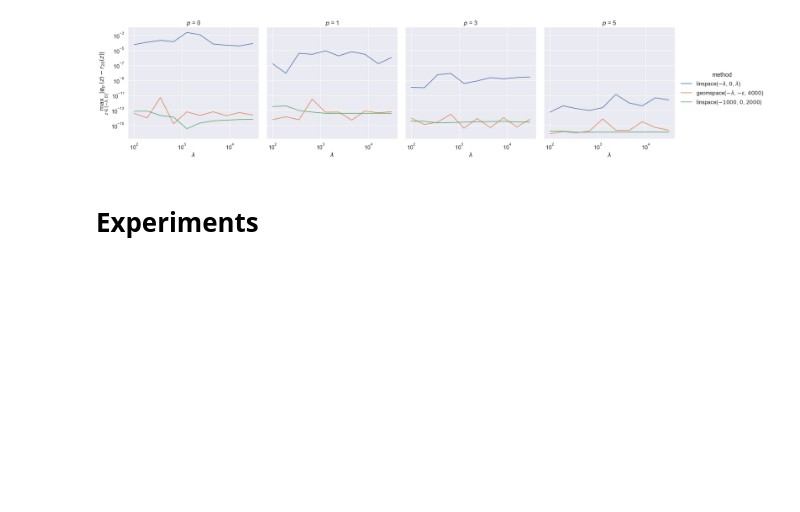
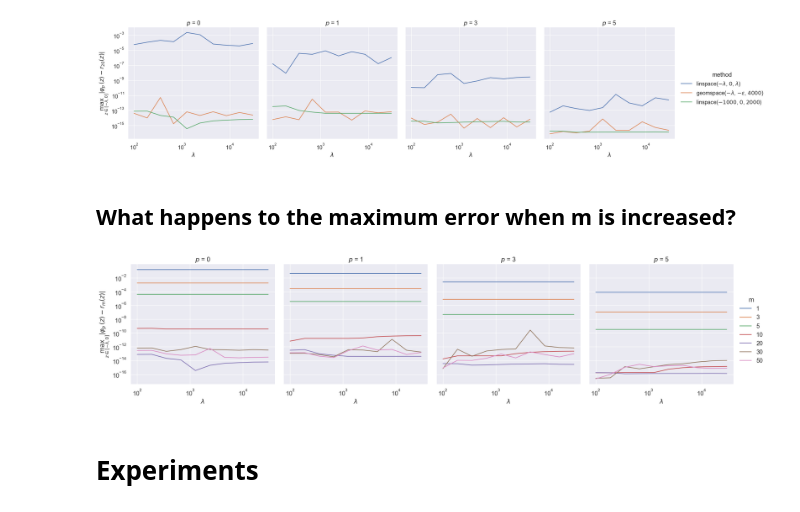
Before and after one commit to sprmsv/KAMF, a Jupyter notebook: experiments.ipynb, the cells around one changed output. Saved outputs shown, nothing was run; the diff lists cells and outputs as text; code cells hidden in the pictures; blank space fills up the shorter version.

```diff
--- a/experiments.ipynb
+++ b/experiments.ipynb
@@ -346,6 +346,44 @@ fg.set(xscale='log', yscale='log', ylabel='')
 fg.axes[0, 0].set(ylabel=f'$\\max_{{z \\in [-\\lambda, 0]}} |\\varphi_p(z) - r_{{{m}}}(z)|$');
 # %% [output]
 [figure]
+# %% [markdown]
+## What happens to the maximum error when m is increased?
+# %%
+ms = []
+ps = []
+as_ = []
+errors = []
+for m in [50, 30, 20, 10, 5, 3, 1]:
+    for a in tqdm(np.geomspace(1e02, 3e04, 10)):
+        Z_err = np.linspace(-a, 0, int(2 * a))
+        for p in [0, 1, 3, 5]:
+            f = Phi(p=p)
+            Z = np.linspace(-1000, 0, 2000)
+            r, e = aaa(Z=Z, F=f.scalar, mmax=(m+1), tol=-1, return_errors=True)
+            ps.append(p)
+            as_.append(a)
+            ms.append(m)
+            errors.append(np.abs(f.scalar(Z_err) - r(Z_err)).max())
+# %%
+data = pd.DataFrame({'a': as_, 'p': ps, 'e': errors, 'm': ms})
+df = data
+
+fg = sns.relplot(
+    data=df.rename(columns={'p': '$p$', 'a': '$\\lambda$'}),
+    x='$\\lambda$',
+    y='e',
+    hue='m',
+    col='$p$',
+    kind='line',
+    facet_kws={'sharex': True, 'sharey': True},
+    legend='full',
+    palette='deep',
+)
+fg.set(xscale='log', yscale='log', ylabel='')
+
+fg.axes[0, 0].set(ylabel=f'$\\max_{{z \\in [-\\lambda, 0]}} |\\varphi_p(z) - r_m(z)|$');
+# %% [output]
+[figure, added]
 # %% [markdown]
 # Experiments
 # %% [markdown]
```
Also changed, not shown: parts of 8 cells of this notebook, 4 other files.
